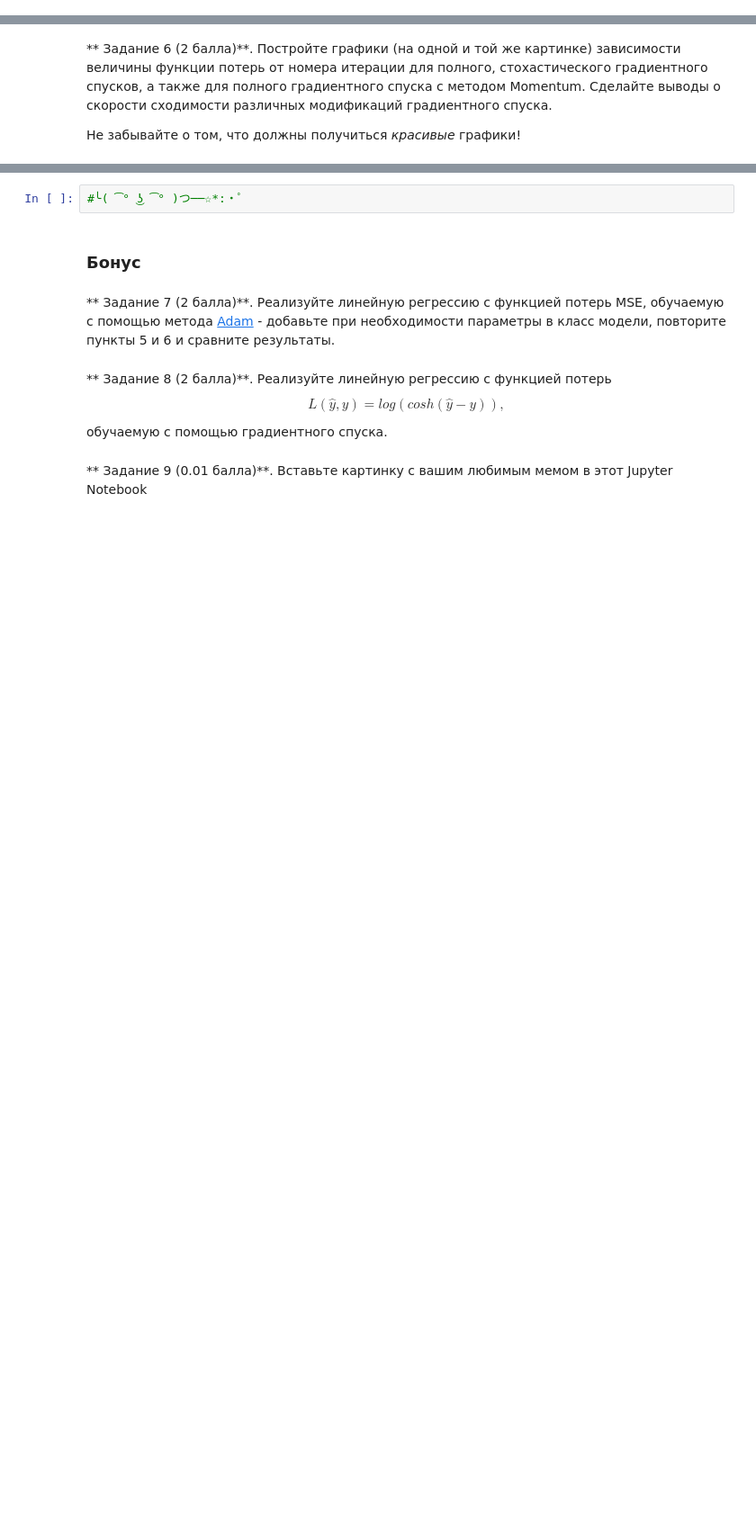
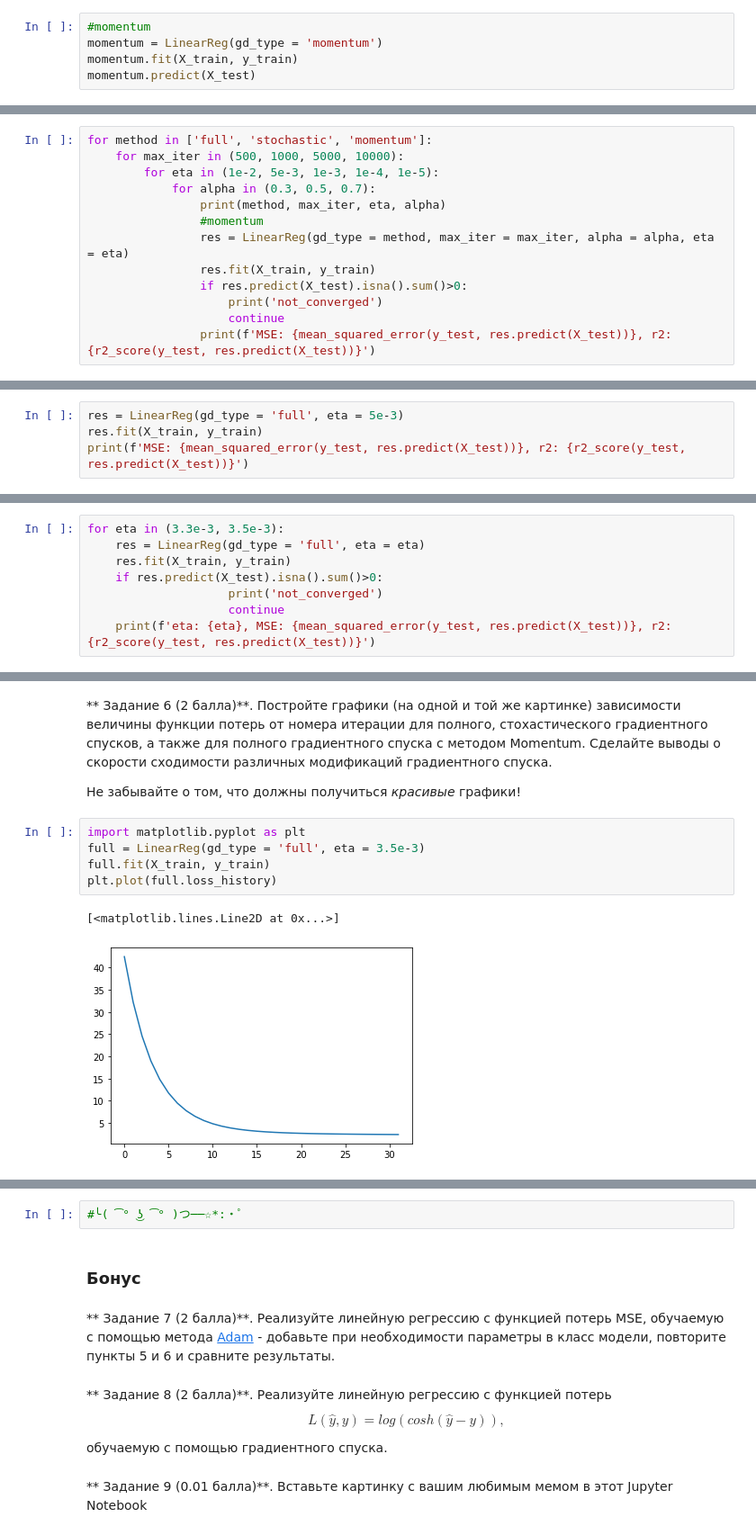
Before and after one commit to PazhiloyMaimalyonok/Sokolov_github_2019fall, a Jupyter notebook: homework-practice-03-Gradient_Descent_by_hand/homework-practice-03-Gradient_Descent_by_hand.ipynb, the cells around one changed output, grey strips where cells are left out. Shown at 90% size. Drawn from its saved outputs; the diff is of its cells as text; blank space fills up the shorter version.

```diff
--- a/homework-practice-03-Gradient_Descent_by_hand/homework-practice-03-Gradient_Descent_by_hand.ipynb
+++ b/homework-practice-03-Gradient_Descent_by_hand/homework-practice-03-Gradient_Descent_by_hand.ipynb
@@ -230,0 +295,5 @@ reg.loss_history[-10:]
+# %%
+#momentum
+momentum = LinearReg(gd_type = 'momentum')
+momentum.fit(X_train, y_train)
+momentum.predict(X_test)
@@ -260,0 +348,13 @@ reg.loss_history
+# %%
+for method in ['full', 'stochastic', 'momentum']:
+    for max_iter in (500, 1000, 5000, 10000):
+        for eta in (1e-2, 5e-3, 1e-3, 1e-4, 1e-5):
+            for alpha in (0.3, 0.5, 0.7):
+                print(method, max_iter, eta, alpha)
+                #momentum
+                res = LinearReg(gd_type = method, max_iter = max_iter, alpha = alpha, eta = eta)
+                res.fit(X_train, y_train)
+                if res.predict(X_test).isna().sum()>0:
+                    print('not_converged')
+                    continue
+                print(f'MSE: {mean_squared_error(y_test, res.predict(X_test))}, r2: {r2_score(y_test, res.predict(X_test))}')
@@ -260,0 +401,4 @@ reg.loss_history
+# %%
+res = LinearReg(gd_type = 'full', eta = 5e-3)
+res.fit(X_train, y_train)
+print(f'MSE: {mean_squared_error(y_test, res.predict(X_test))}, r2: {r2_score(y_test, res.predict(X_test))}')
@@ -260,0 +407,8 @@ reg.loss_history
+# %%
+for eta in (3.3e-3, 3.5e-3):
+    res = LinearReg(gd_type = 'full', eta = eta)
+    res.fit(X_train, y_train)
+    if res.predict(X_test).isna().sum()>0:
+                    print('not_converged')
+                    continue
+    print(f'eta: {eta}, MSE: {mean_squared_error(y_test, res.predict(X_test))}, r2: {r2_score(y_test, res.predict(X_test))}')
@@ -262,3 +419,11 @@ reg.loss_history
 ** Задание 6 (2 балла)**. Постройте графики (на одной и той же картинке) зависимости величины функции потерь от номера итерации для полного, стохастического градиентного спусков, а также для полного градиентного спуска с методом Momentum. Сделайте выводы о скорости сходимости различных модификаций градиентного спуска.
 
 Не забывайте о том, что должны получиться *красивые* графики!
+# %%
+import matplotlib.pyplot as plt
+full = LinearReg(gd_type = 'full', eta = 3.5e-3)
+full.fit(X_train, y_train)
+plt.plot(full.loss_history)
+# %% [output]
+[<matplotlib.lines.Line2D at 0x...>]
+[figure, added]
```
Also changed, not shown: parts of 16 cells of this notebook.
